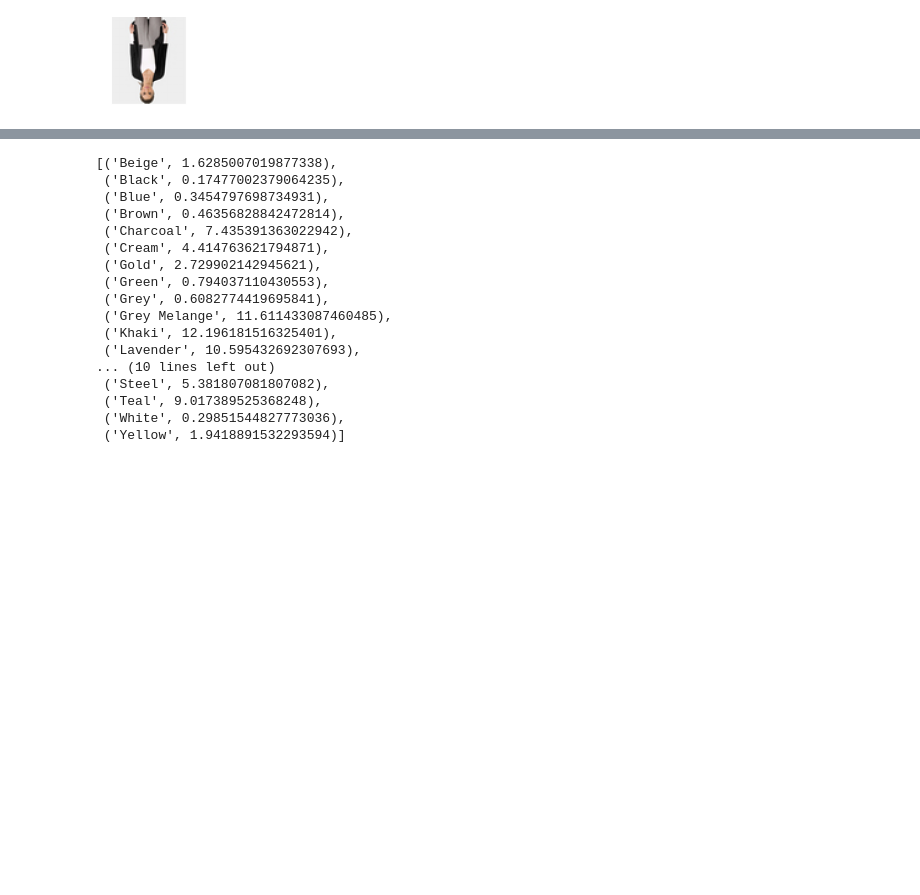
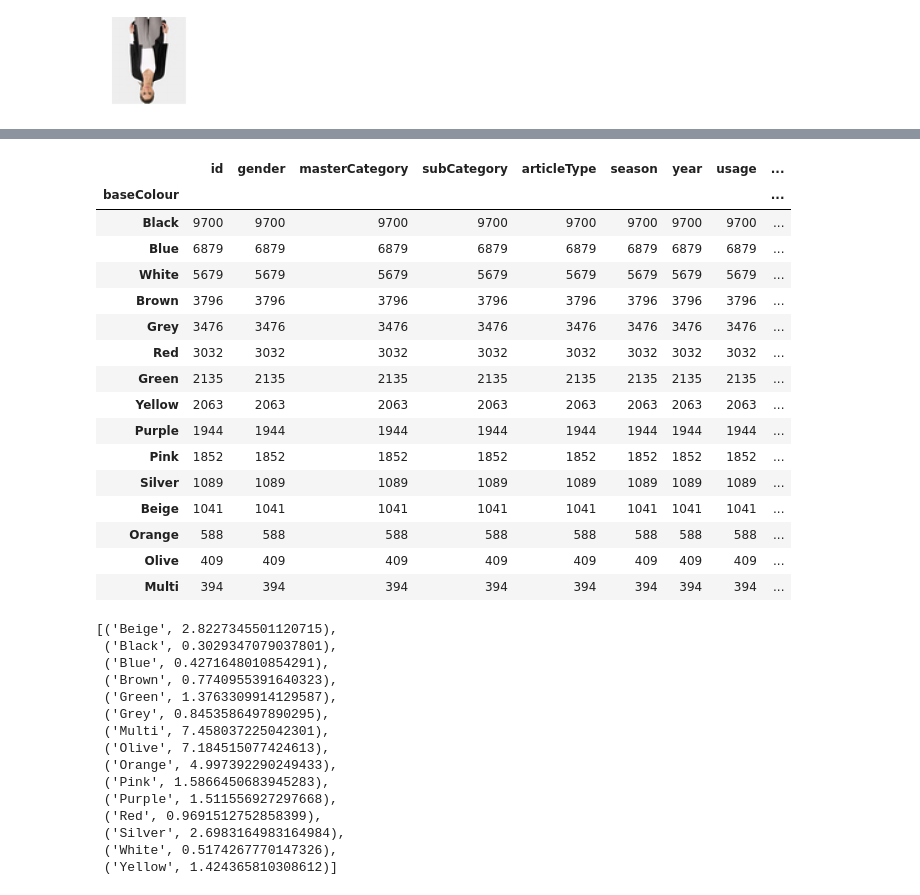
Before and after one commit to cenkcorapci/fashion-tagger, a Jupyter notebook: eda.ipynb, the cells around one changed output, grey strips where cells are left out. Cells and saved outputs as stored; diff of their text form; code cells hidden in the pictures; blank space fills up the shorter version.

```diff
--- a/eda.ipynb
+++ b/eda.ipynb
@@ -125,45 +125,74 @@ df.groupby('baseColour').count().sort_values(by='id', ascending=False)
 # %%
 df.baseColour = df.baseColour.replace({'Lime Green': 'Green',
                                        'Fluorescent Green': 'Green',
                                        'Sea Green': 'Green',
                                        'Mushroom Brown':'Brown',
                                        'Coffee Brown':'Brown',
                                        'Bronze':'Brown',
                                        'Copper':'Brown',
+                                       'Grey Melange':'Grey',
                                        'Rose': 'Red',
                                        'Burgundy':'Purple',
                                         'Metallic':'Grey',
                                        'Mustard':'Yellow',
                                         'Nude': 'Beige',
+                                       'Gold':'Yellow',
                                        'Taupe': 'Grey',
                                        'Mauve':'Pink',
-                                       'Turquoise Blue':'Teal',
+                                       'Steel':'Grey',
+                                       'Turquoise Blue':'Blue',
+                                       'Teal':'Blue',
                                        'Maroon':'Red',
+                                       'Charcoal':'Grey',
+                                       'Khaki':'Brown',
+                                       'Navy Blue':'Blue',
                                        'Rust':'Orange',
+                                       'Cream':'Yellow',
+                                       'Peach':'Yellow',
                                        'Skin': 'Beige',
                                        'Tan': 'Beige',
+                                       'Lavender':'Purple',
+                                       'Magenta':'Purple',
                                       'Off White': 'White'})
+
+df.groupby('baseColour').count().sort_values(by='id', ascending=False)
+# %% [output]
+|  | id | gender | masterCategory | subCategory | articleType | season | year | usage | ... |
+| baseColour |  |  |  |  |  |  |  |  | ... |
+| Black | 9700 | 9700 | 9700 | 9700 | 9700 | 9700 | 9700 | 9700 | ... |
+| Blue | 6879 | 6879 | 6879 | 6879 | 6879 | 6879 | 6879 | 6879 | ... |
+| White | 5679 | 5679 | 5679 | 5679 | 5679 | 5679 | 5679 | 5679 | ... |
+| Brown | 3796 | 3796 | 3796 | 3796 | 3796 | 3796 | 3796 | 3796 | ... |
+| Grey | 3476 | 3476 | 3476 | 3476 | 3476 | 3476 | 3476 | 3476 | ... |
+| Red | 3032 | 3032 | 3032 | 3032 | 3032 | 3032 | 3032 | 3032 | ... |
+| Green | 2135 | 2135 | 2135 | 2135 | 2135 | 2135 | 2135 | 2135 | ... |
+| Yellow | 2063 | 2063 | 2063 | 2063 | 2063 | 2063 | 2063 | 2063 | ... |
+| Purple | 1944 | 1944 | 1944 | 1944 | 1944 | 1944 | 1944 | 1944 | ... |
+| Pink | 1852 | 1852 | 1852 | 1852 | 1852 | 1852 | 1852 | 1852 | ... |
+| Silver | 1089 | 1089 | 1089 | 1089 | 1089 | 1089 | 1089 | 1089 | ... |
+| Beige | 1041 | 1041 | 1041 | 1041 | 1041 | 1041 | 1041 | 1041 | ... |
+| Orange | 588 | 588 | 588 | 588 | 588 | 588 | 588 | 588 | ... |
+| Olive | 409 | 409 | 409 | 409 | 409 | 409 | 409 | 409 | ... |
+| Multi | 394 | 394 | 394 | 394 | 394 | 394 | 394 | 394 | ... |
 # %%
 classes = sorted(df.baseColour.unique())
 weights = class_weight.compute_class_weight('balanced', classes, df.baseColour)
 list(zip(classes, weights))
 # %% [output]
-[('Beige', 1.6285007019877338),
- ('Black', 0.17477002379064235),
- ('Blue', 0.3454797698734931),
- ('Brown', 0.46356828842472814),
- ('Charcoal', 7.435391363022942),
- ('Cream', 4.414763621794871),
- ('Gold', 2.729902142945621),
- ('Green', 0.794037110430553),
- ('Grey', 0.6082774419695841),
- ('Grey Melange', 11.611433087460485),
- ('Khaki', 12.196181516325401),
- ('Lavender', 10.595432692307693),
-... (10 lines left out)
- ('Steel', 5.381807081807082),
- ('Teal', 9.017389525368248),
- ('White', 0.29851544827773036),
- ('Yellow', 1.9418891532293594)]
+[('Beige', 2.8227345501120715),
+ ('Black', 0.3029347079037801),
+ ('Blue', 0.4271648010854291),
+ ('Brown', 0.7740955391640323),
+ ('Green', 1.3763309914129587),
+ ('Grey', 0.8453586497890295),
+ ('Multi', 7.458037225042301),
+ ('Olive', 7.184515077424613),
+ ('Orange', 4.997392290249433),
+ ('Pink', 1.5866450683945283),
+ ('Purple', 1.511556927297668),
+ ('Red', 0.9691512752858399),
+ ('Silver', 2.6983164983164984),
+ ('White', 0.5174267770147326),
+ ('Yellow', 1.424365810308612)]
 # %%
 def category_extractor(row):
```
Also changed, not shown: parts of 4 cells of this notebook, 4 other files.
